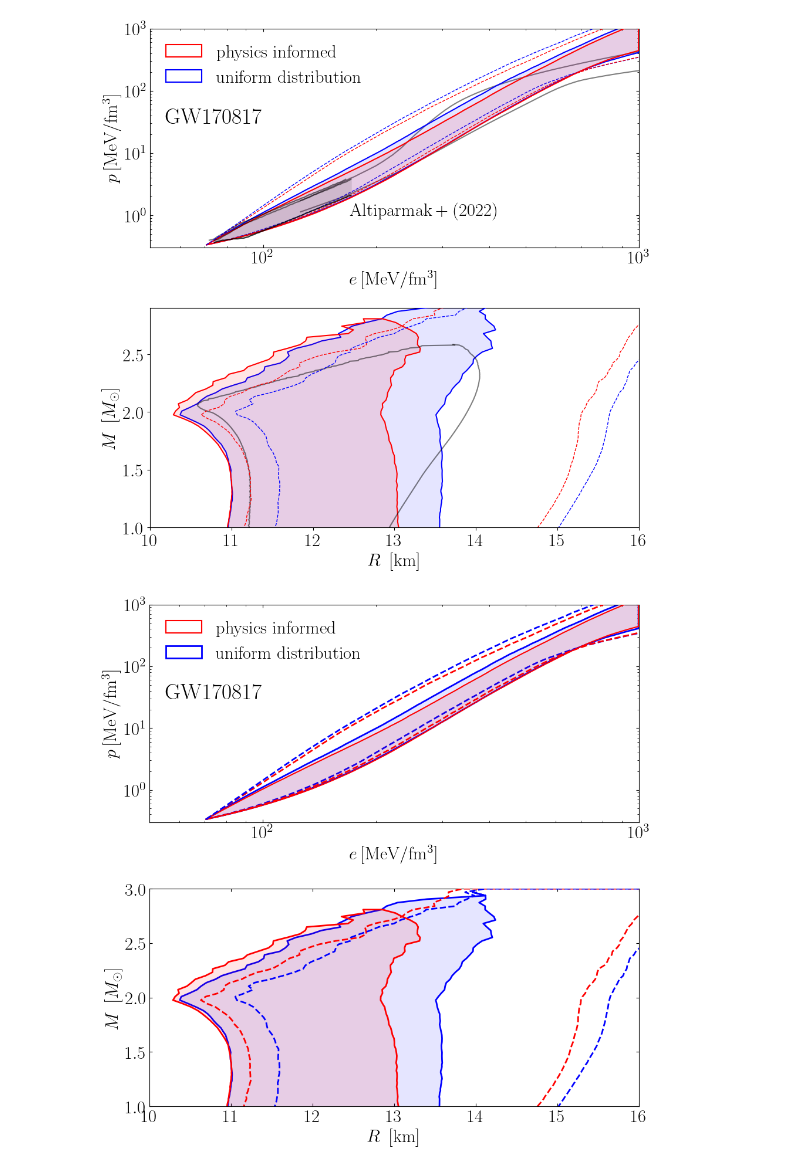
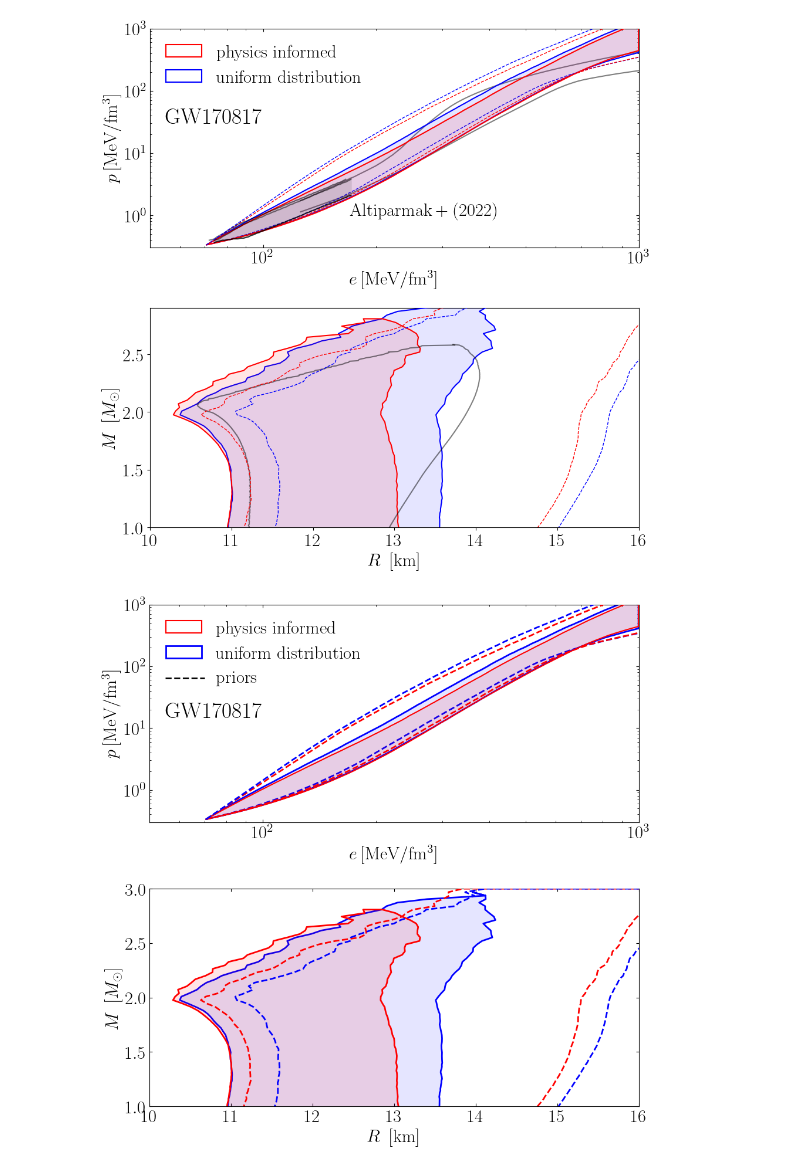
Before and after one commit to EckerChristian/MCLambdaBHNS, a Jupyter notebook: plotting_code/Fig_3_GW170817_press_dens_MR.ipynb, the cells around one changed output. Saved outputs shown, nothing was run; the diff lists cells and outputs as text; code cells hidden in the pictures.

```diff
--- a/plotting_code/Fig_3_GW170817_press_dens_MR.ipynb
+++ b/plotting_code/Fig_3_GW170817_press_dens_MR.ipynb
@@ -426,8 +426,11 @@ ax[0].set_ylabel(r'$p\,\rm [MeV/fm^3]$',fontsize = 22)
 #print([10**CET[-1,0],10**CET[-1,3]])
 #print([10**CET[-1,0],10**CET[-1,1]])
 
+ax[0].hlines(y=65, xmin=55, xmax=70, linewidth=2, color='black', linestyle='--')
+
 #ax[0].text(170, 1.0 ,r'$\rm Altiparmak+ (2022)$', fontsize = 22, color="black")
-ax[0].text(55, 30.0 ,r'$\rm GW170817$', fontsize = 27, color="black")
+ax[0].text(75, 55.0 ,r'$\rm priors$', fontsize = 22, color="black")
+ax[0].text(55, 15.0 ,r'$\rm GW170817$', fontsize = 27, color="black")
 
 
 #ax[0].text(200, 1.2 ,r'$\rm theory$', fontsize = 14, color="blue")
@@ -470,31 +473,31 @@ cont3[-1,2]=cont3[-1,1]
 ax[1].set_xlim([10,16])
 ax[1].set_ylim([1,3.0])
 ax[1].set_ylabel(r'$ M~\left[M_\odot\right]$',fontsize=22)
 ax[1].set_xlabel(r'$R~\left[{\rm km}\right]$',fontsize=22)
 ax[1].tick_params(which='major', direction='in',top="true",right="true")
 ax[1].tick_params(which='minor', direction='in',top="true",right="true")
 
 
 # contours
 #ax[1].plot( cont1[:,1], cont1[:,0], color = "black"  , linestyle = "-",zorder=7,alpha=0.5,linewidth=1.5)
 #ax[1].plot( cont1[:,2], cont1[:,0], color = "black"  , linestyle = "-",zorder=7,label=r"$M_{\rm TOV}\geq 2.0\,M_\odot$",alpha=0.5,linewidth=1.5)
 #ax[1].legend(loc="upper left",fontsize=16,frameon=False)
 # save the plot
 
 # GW170817 with physics
 ax[1].fill_betweenx(mass_GW170817_physics,min_radius_GW170817_physics,max_radius_GW170817_physics,color="red",edgecolor='none',zorder=5,alpha=0.1)
 ax[1].fill_betweenx(mass_GW170817_physics,min_radius_GW170817_physics,max_radius_GW170817_physics,color="none",edgecolor='red',zorder=5,alpha=1.0,linewidth=2.0)
 
 ax[1].fill_betweenx(mass_GW170817_uniform,min_radius_GW170817_uniform,max_radius_GW170817_uniform,color='blue',edgecolor="none",zorder=4,alpha=0.1)
 ax[1].fill_betweenx(mass_GW170817_uniform,min_radius_GW170817_uniform,max_radius_GW170817_uniform,color='none', edgecolor="blue",zorder=4,alpha=1.0,linewidth=2.0)
 
 ax[1].fill_betweenx(mass_BNS_prior,min_radius_BNS_prior,max_radius_BNS_prior, edgecolor = "red" ,facecolor='none',zorder=7,linestyle='dashed',linewidth=2.0)
 ax[1].fill_betweenx(mass_uniform_prior,min_radius_uniform_prior,max_radius_uniform_prior, edgecolor = "blue" ,facecolor='none',zorder=7,linestyle='dashed',linewidth=2.0)
 
 
 #ax[0].set_box_aspect(1)
 #ax[1].set_box_aspect(1)
 plt.tight_layout()
 plt.savefig("GW170817_press_dens_MR.pdf")
 # %% [output]
-[figure, old version]
+[figure, new version]
```
Also changed, not shown: 2 other files.
